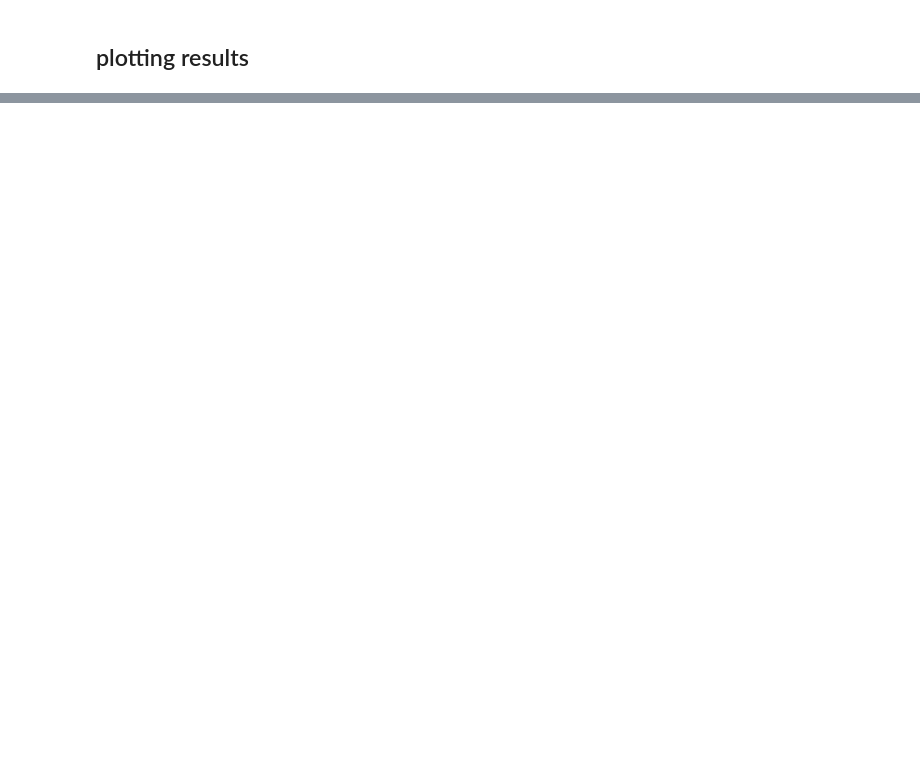
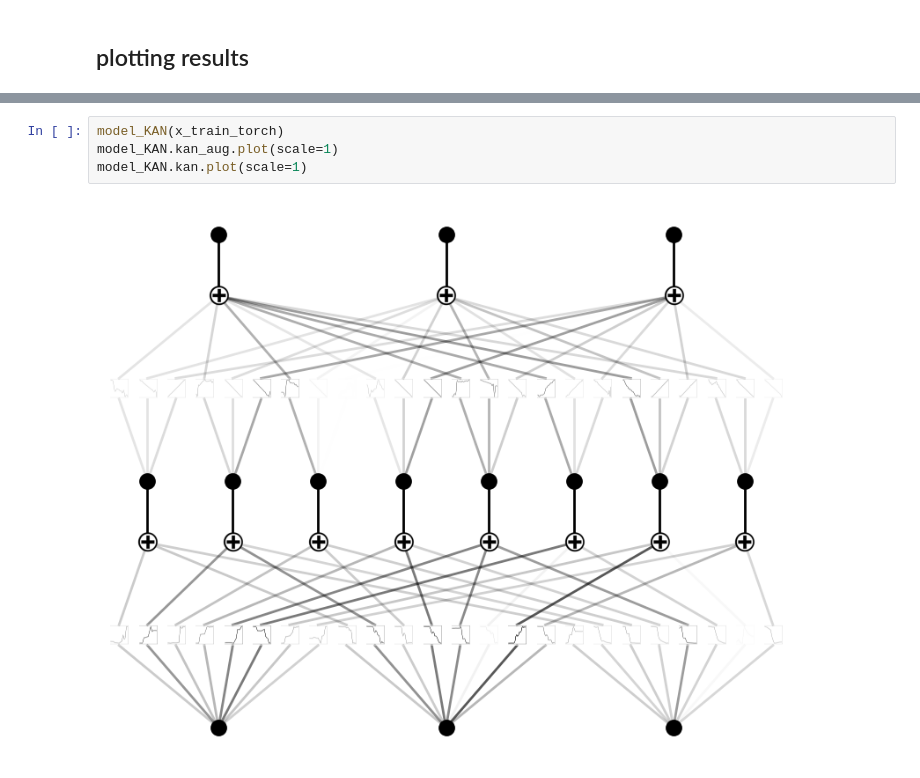
Before and after one commit to ch-tung/Randomwave_ML, a Jupyter notebook: generative_NN/KAN/benchmark_KAN.ipynb, the cells around one changed output, grey strips where cells are left out. Drawn from its saved outputs; the diff is of its cells as text; blank space fills up the shorter version.

```diff
--- a/generative_NN/KAN/benchmark_KAN.ipynb
+++ b/generative_NN/KAN/benchmark_KAN.ipynb
@@ -287,0 +303,6 @@ for i in range(11):
+# %%
+model_KAN(x_train_torch)
+model_KAN.kan_aug.plot(scale=1)
+model_KAN.kan.plot(scale=1)
+# %% [output]
+[figure, added]
```
Also changed, not shown: parts of 10 cells of this notebook, 4 other files.
